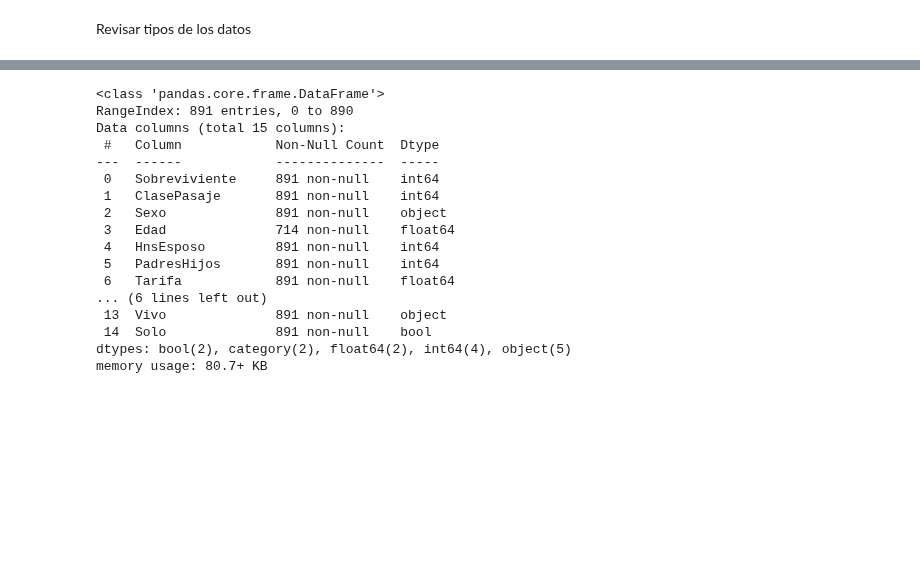
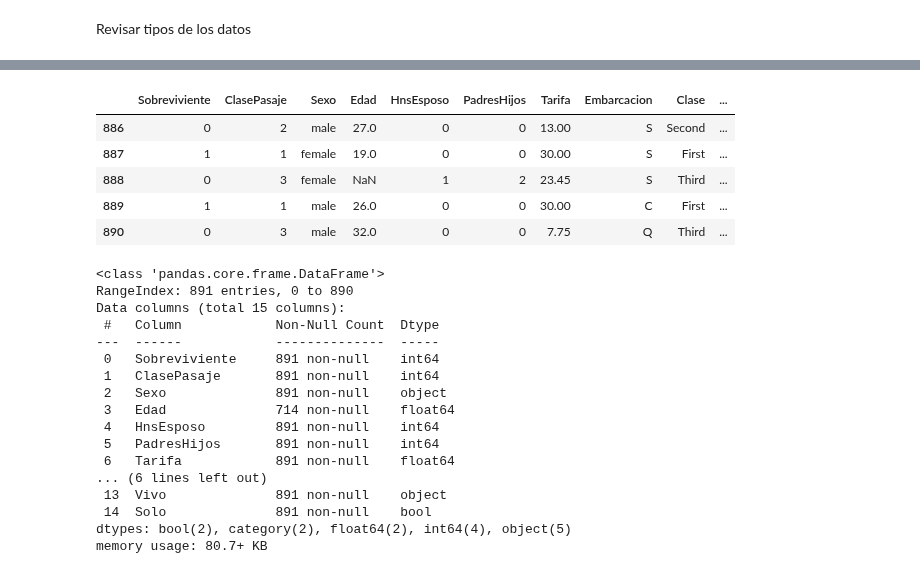
Before and after one commit to mpintoponce/python_utec, a Jupyter notebook: Modulo03:Visualizacion_de_Datos/06.Sesión_5_Univariado_[Student_View].ipynb, the cells around one changed output, grey strips where cells are left out. Saved outputs shown, nothing was run; the diff lists cells and outputs as text; code cells hidden in the pictures; blank space fills up the shorter version.

```diff
--- a/Modulo03:Visualizacion_de_Datos/06.Sesión_5_Univariado_[Student_View].ipynb
+++ b/Modulo03:Visualizacion_de_Datos/06.Sesión_5_Univariado_[Student_View].ipynb
@@ -87,3 +96,12 @@ Revisar tipos de los datos
+# %%
+df.tail() #Últimos datos
+# %% [output]
+|  | Sobreviviente | ClasePasaje | Sexo | Edad | HnsEsposo | PadresHijos | Tarifa | Embarcacion | Clase | ... |
+| 886 | 0 | 2 | male | 27.0 | 0 | 0 | 13.00 | S | Second | ... |
+| 887 | 1 | 1 | female | 19.0 | 0 | 0 | 30.00 | S | First | ... |
+| 888 | 0 | 3 | female | NaN | 1 | 2 | 23.45 | S | Third | ... |
+| 889 | 1 | 1 | male | 26.0 | 0 | 0 | 30.00 | C | First | ... |
+| 890 | 0 | 3 | male | 32.0 | 0 | 0 | 7.75 | Q | Third | ... |
 # %%
 df.info()
 # %% [output]
```
Also changed, not shown: parts of 8 cells of this notebook.
